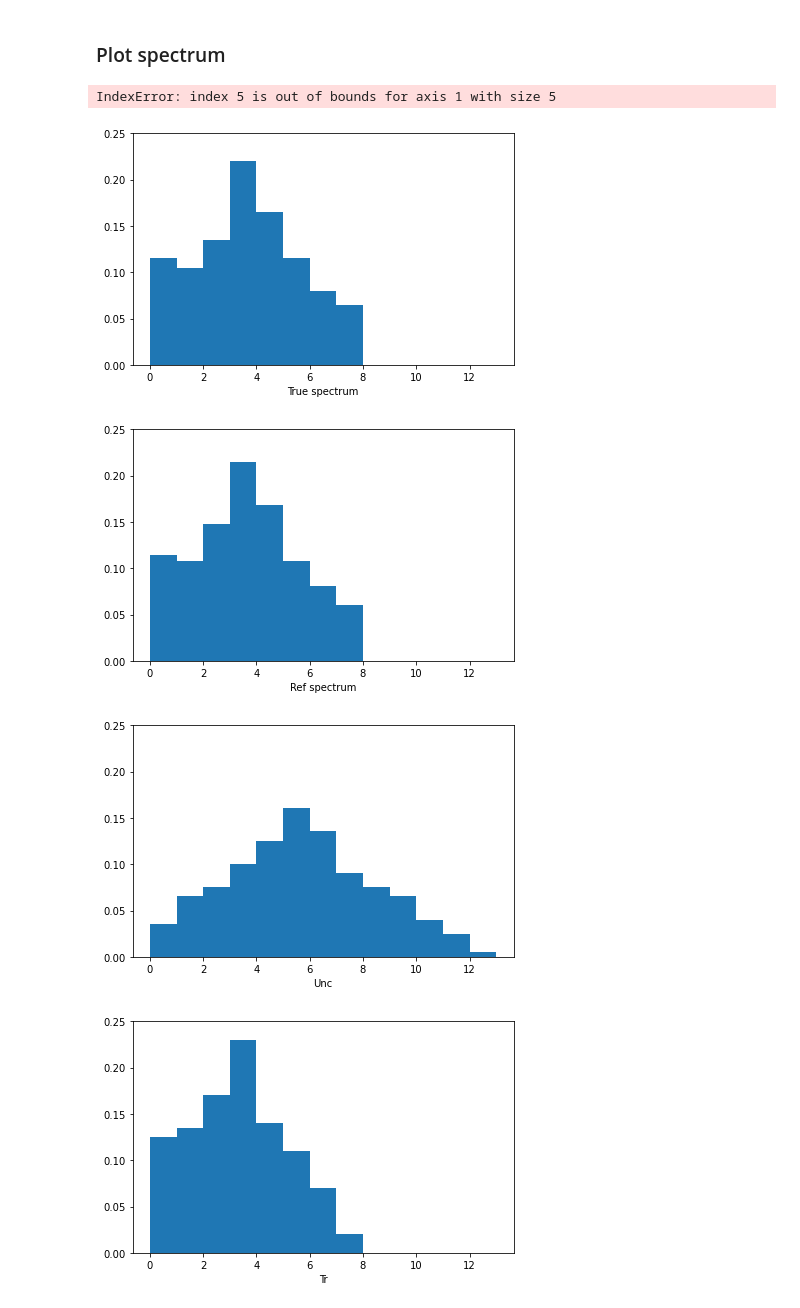
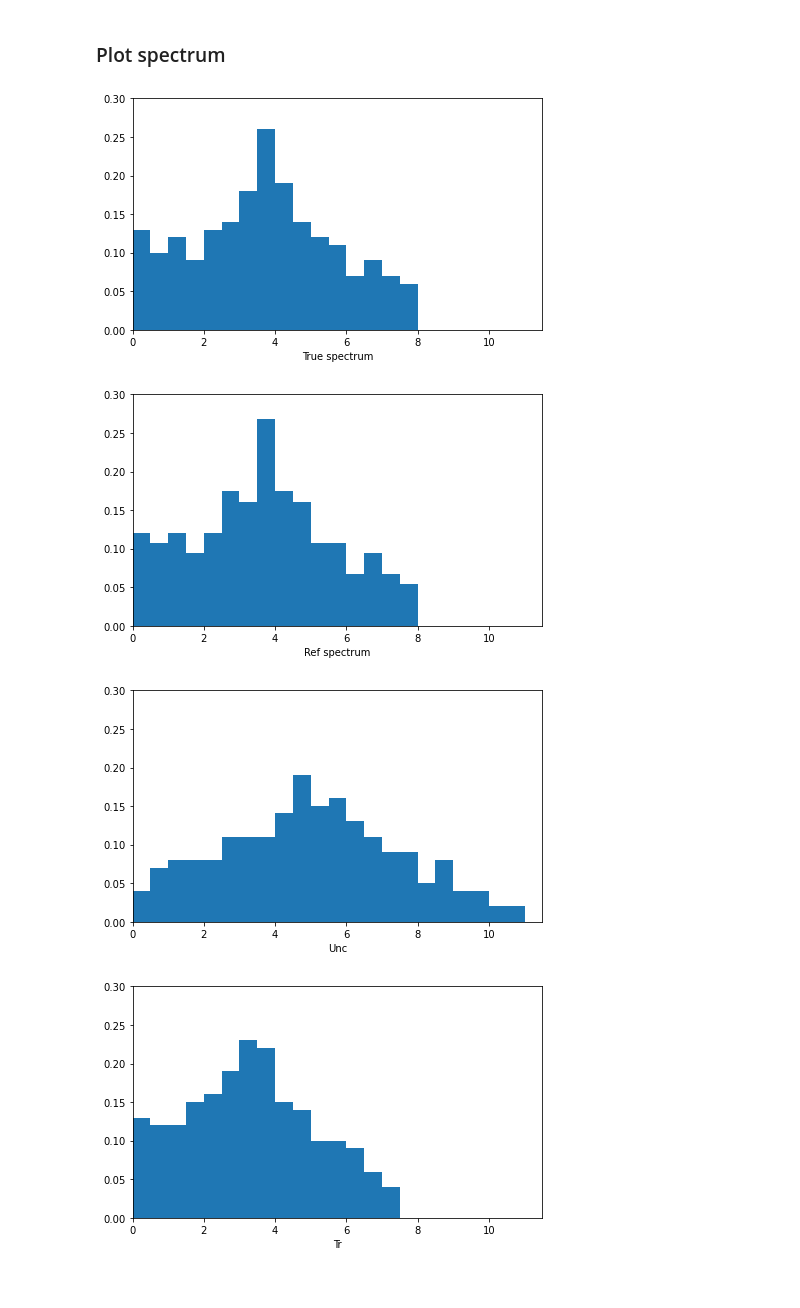
Before and after one commit to reysam93/motif_nti, a Jupyter notebook: constraints_samples.ipynb, the cells around one changed output. Drawn from its saved outputs; the diff is of its cells as text; code cells hidden in the pictures.

```diff
--- a/constraints_samples.ipynb
+++ b/constraints_samples.ipynb
@@ -15,6 +15,8 @@ import src.utils as utils
 SEED = 0
 N_CPUS = cpu_count()
 np.random.seed(SEED)
+
+PATH = './results/constraints/'
 # %% [markdown]
 ## Auxiliary functions
 # %%
@@ -299,17 +253,16 @@ plot_err(MM, models, mean_err_lam, 'Mean Err2 lambdas')
 # %% [markdown]
 ### Plot spectrum
 # %%
-M = 800
+M = 1000
 idx = np.where(MM == M)[0]
 
 # First signals
-plot_spectrum(models, lambdas, lambdas0, np.squeeze(lamds_hat[:,:,idx,0]), M)
+plot_spectrum(models, lambdas, lambdas0, np.squeeze(lamds_hat[:,:,idx,0]), M, grid=False, save=False)
 
-lamds_aux = np.concatenate(lamds_hat[:,:,idx,:].transpose(0, 3, 1, 2), axis=0)
-plot_spectrum(models, lambdas, lambdas0, np.squeeze(lamds_aux), M)
+# lamds_aux = np.concatenate(lamds_hat[:,:,idx,:].transpose(0, 3, 1, 2), axis=0)
+# plot_spectrum(models, lambdas, lambdas0, np.squeeze(lamds_aux), M, grid=True)
 # %% [output]
-IndexError: index 5 is out of bounds for axis 1 with size 5
-[figure, old version]
+[figure, new version]
-[figure, old version]
+[figure, new version]
-[figure, old version]
+[figure, new version]
-[figure, old version]
+[figure, new version]
```
Also changed, not shown: parts of 10 cells of this notebook, 1 other file.
